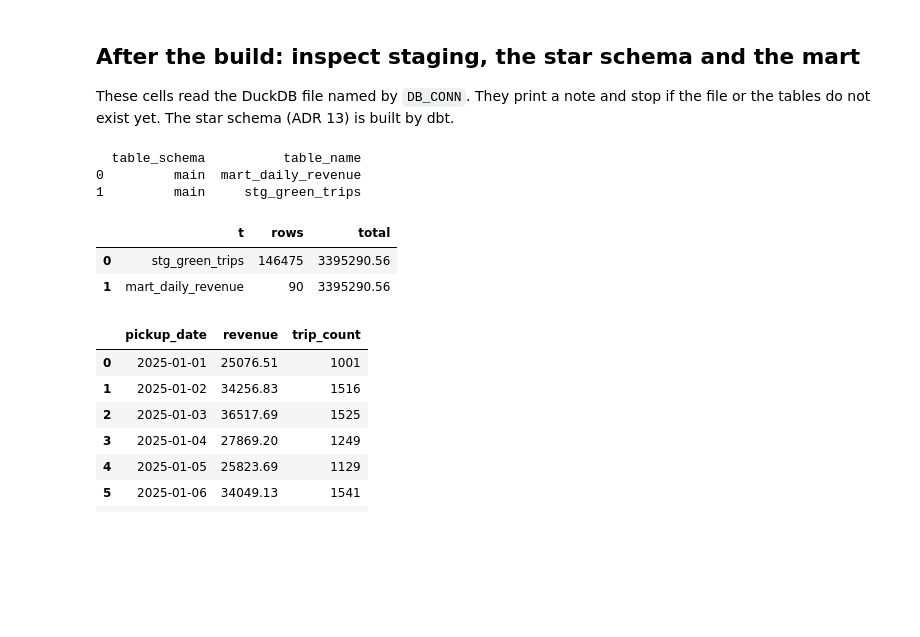
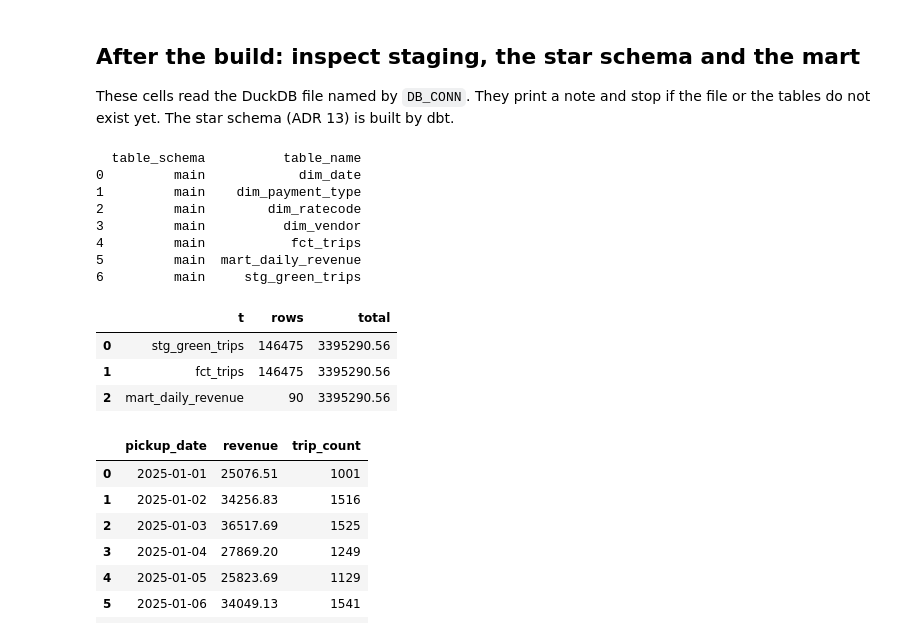
Before and after one commit to jolennd/mle-data-pipeline, a Jupyter notebook: notebooks/02_explore_green_trips.ipynb, the cells around one changed output. Cells and saved outputs as stored; diff of their text form; code cells hidden in the pictures; blank space fills up the shorter version.

Commit message:
docs: notebook reflects fct_trips measures and three-way A2

```diff
--- a/notebooks/02_explore_green_trips.ipynb
+++ b/notebooks/02_explore_green_trips.ipynb
@@ -217,9 +221,10 @@ if db_path.exists():
     built = duckdb.connect(str(db_path), read_only=True)
     found = built.execute(
         "select table_schema, table_name from information_schema.tables "
-        "where table_name in ('stg_green_trips', 'mart_daily_revenue') order by 2"
+        "where table_name in ('stg_green_trips', 'fct_trips', 'dim_date', 'dim_payment_type', "
+        "'dim_vendor', 'dim_ratecode', 'mart_daily_revenue') order by 2"
     ).df()
-    if len(found) < 2:
+    if len(found) < 7:
         print("tables not built yet; found:", list(found["table_name"]))
         built = None
     else:
@@ -228,20 +233,27 @@ else:
     print("database file not found yet:", db_path)
 # %% [output]
   table_schema          table_name
-0         main  mart_daily_revenue
-1         main     stg_green_trips
+0         main            dim_date
+1         main    dim_payment_type
+2         main        dim_ratecode
+3         main          dim_vendor
+4         main           fct_trips
+5         main  mart_daily_revenue
+6         main     stg_green_trips
 # %%
 if built is not None:
     display(
         built.execute(
             "select 'stg_green_trips' as t, count(*) as rows, sum(total_amount) as total from stg_green_trips "
+            "union all select 'fct_trips', count(*), sum(total_amount) from fct_trips "
             "union all select 'mart_daily_revenue', count(*), sum(revenue) from mart_daily_revenue"
         ).df()
     )
 # %% [output]
 |  | t | rows | total |
 | 0 | stg_green_trips | 146475 | 3395290.56 |
-| 1 | mart_daily_revenue | 90 | 3395290.56 |
+| 1 | fct_trips | 146475 | 3395290.56 |
+| 2 | mart_daily_revenue | 90 | 3395290.56 |
 # %%
 if built is not None:
     display(
```
Also changed, not shown: parts of 4 cells of this notebook.
